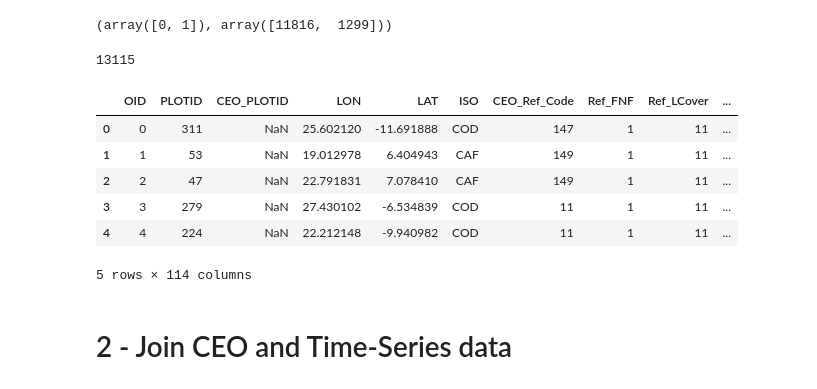
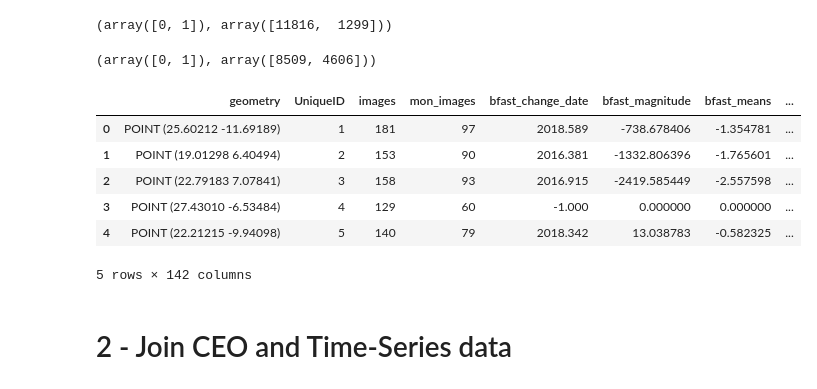
Before and after one commit to aurelgrooves/CAFI_DDD, a Jupyter notebook: esbae_05b_supervised_w_CAFI_data.ipynb, the cells around one changed output. Cells and saved outputs as stored; diff of their text form; code cells hidden in the pictures.

```diff
--- a/esbae_05b_supervised_w_CAFI_data.ipynb
+++ b/esbae_05b_supervised_w_CAFI_data.ipynb
@@ -210,0 +204,4 @@ np.unique(trn_ceo['Stable_Bin'], return_counts=True)
+# %%
+# add stable forest column for classification
+trn_gdf['Stable_Bin'] = trn_gdf['Ref_Change_Type_1520'].apply(lambda x: 1 if x == 'Stable' else 0)
+np.unique(trn_gdf['Stable_Bin'], return_counts=True)
@@ -211,30 +210,31 @@ np.unique(trn_ceo['Stable_Bin'], return_counts=True)
 # %%
 # add def column for classification
-trn_ceo['Def_Bin'] = trn_ceo['Ref_Change_Type'].apply(lambda x: 1 if x == 'Def' else 0)
-np.unique(trn_ceo['Def_Bin'], return_counts=True)
+trn_gdf['Def_Bin'] = trn_gdf['Ref_Change_Type_1520'].apply(lambda x: 1 if x == 'Def' else 0)
+np.unique(trn_gdf['Def_Bin'], return_counts=True)
 # %% [output]
 (array([0, 1]), array([10574,  2541]))
 # %%
 # add def column for classification
-trn_ceo['Deg_Bin'] = trn_ceo['Ref_Change_Type'].apply(lambda x: 1 if x == 'Deg' else 0)
-np.unique(trn_ceo['Deg_Bin'], return_counts=True)
+trn_gdf['Deg_Bin'] = trn_gdf['Ref_Change_Type_1520'].apply(lambda x: 1 if x == 'Deg' else 0)
+np.unique(trn_gdf['Deg_Bin'], return_counts=True)
 # %% [output]
 (array([0, 1]), array([11816,  1299]))
-# %%
-trn_join = pd.merge(trn_ceo,trn_gdf, left_on='UniqueID', right_on='UniqueID',how='outer')
-len(trn_join.index)
-# %% [output]
-13115
+# %%
+# add NF column for classification
+trn_gdf['NF_Bin'] = trn_gdf['Ref_Change_Type_1520'].apply(lambda x: 1 if x == 'NF' else 0)
+np.unique(trn_gdf['NF_Bin'], return_counts=True)
+# %% [output]
+(array([0, 1]), array([8509, 4606]))
 # %%
-trn_join.head()
+trn_gdf.head()
 # %% [output]
-|  | OID | PLOTID | CEO_PLOTID | LON | LAT | ISO | CEO_Ref_Code | Ref_FNF | Ref_LCover | ... |
-| 0 | 0 | 311 | NaN | 25.602120 | -11.691888 | COD | 147 | 1 | 11 | ... |
-| 1 | 1 | 53 | NaN | 19.012978 | 6.404943 | CAF | 149 | 1 | 11 | ... |
-| 2 | 2 | 47 | NaN | 22.791831 | 7.078410 | CAF | 149 | 1 | 11 | ... |
-| 3 | 3 | 279 | NaN | 27.430102 | -6.534839 | COD | 11 | 1 | 11 | ... |
-| 4 | 4 | 224 | NaN | 22.212148 | -9.940982 | COD | 11 | 1 | 11 | ... |
+|  | geometry | UniqueID | images | mon_images | bfast_change_date | bfast_magnitude | bfast_means | ... |
+| 0 | POINT (25.60212 -11.69189) | 1 | 181 | 97 | 2018.589 | -738.678406 | -1.354781 | ... |
+| 1 | POINT (19.01298 6.40494) | 2 | 153 | 90 | 2016.381 | -1332.806396 | -1.765601 | ... |
+| 2 | POINT (22.79183 7.07841) | 3 | 158 | 93 | 2016.915 | -2419.585449 | -2.557598 | ... |
+| 3 | POINT (27.43010 -6.53484) | 4 | 129 | 60 | -1.000 | 0.000000 | 0.000000 | ... |
+| 4 | POINT (22.21215 -9.94098) | 5 | 140 | 79 | 2018.342 | 13.038783 | -0.582325 | ... |
-5 rows × 114 columns
+5 rows × 142 columns
 # %% [markdown]
 # 2 - Join CEO and Time-Series data
 # %% [markdown]
```
Also changed, not shown: parts of 81 cells of this notebook, 4 other files.
